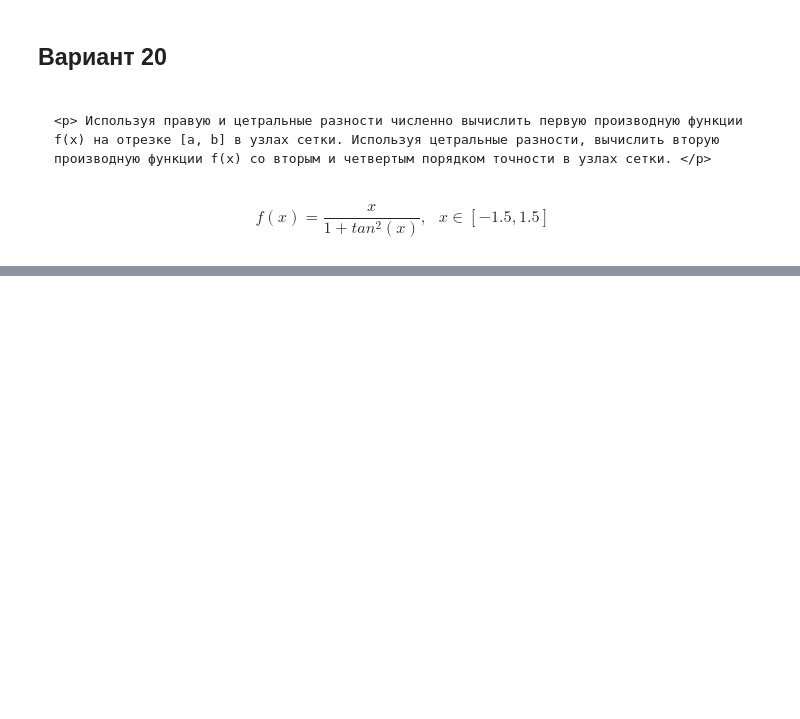
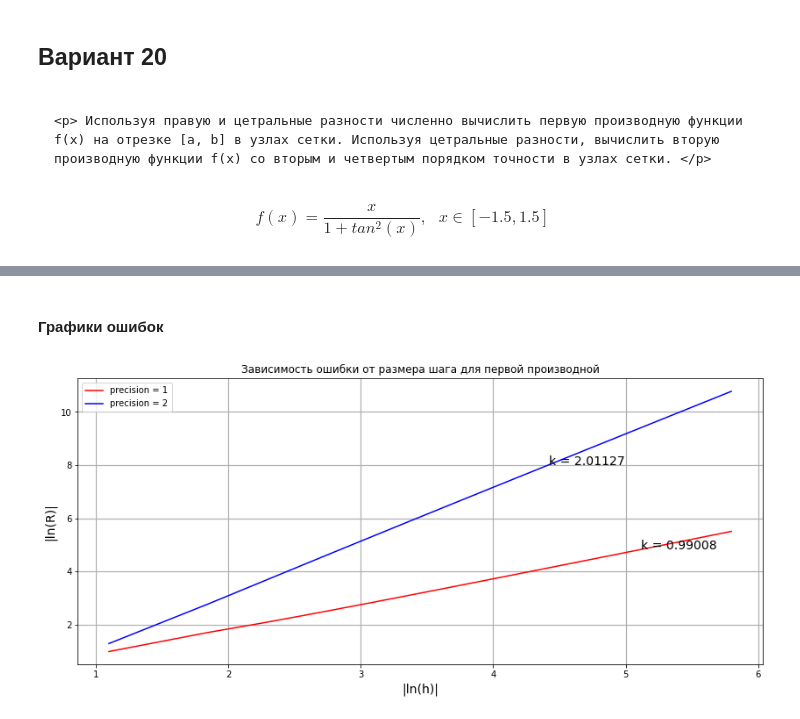
Before and after one commit to Shchetinnikov/Numerical_Methods, a Jupyter notebook: Lab2.ipynb, the cells around one changed output, grey strips where cells are left out. Drawn from its saved outputs; the diff is of its cells as text; code cells hidden in the pictures; blank space fills up the shorter version.

```diff
--- a/Lab2.ipynb
+++ b/Lab2.ipynb
@@ -347,0 +161,5 @@ x* = 1.5000, f'(x*) = -0.6805
+# %%
+# количество узлов сетки
+
+node_min_count = 10
+node_max_count = 1000
@@ -347,0 +189,14 @@ x* = 1.5000, f'(x*) = -0.6805
+# %%
+# вычисление коэффициентов ошибок
+
+m = len(h_plot) - 1
+
+ln_errors_1 = np.log(fir_der_errors['precision_1'])
+ln_errors_2 = np.log(fir_der_errors['precision_2'])
+ln_errors_3 = np.log(sec_der_errors['precision_2'])
+ln_errors_4 = np.log(sec_der_errors['precision_4'])
+
+k1 = (abs(ln_errors_1[m - 10]) - abs(ln_errors_1[10])) / (abs(np.log(h_plot)[m - 10]) - abs(np.log(h_plot)[10]))
+k2 = (abs(ln_errors_2[m - 10]) - abs(ln_errors_2[10])) / (abs(np.log(h_plot)[m - 10]) - abs(np.log(h_plot)[10]))
+k3 = (abs(ln_errors_3[m - 10]) - abs(ln_errors_3[10])) / (abs(np.log(h_plot)[m - 10]) - abs(np.log(h_plot)[10]))
+k4 = (abs(ln_errors_4[m - 10]) - abs(ln_errors_4[10])) / (abs(np.log(h_plot)[m - 10]) - abs(np.log(h_plot)[10]))
@@ -347,0 +226,29 @@ x* = 1.5000, f'(x*) = -0.6805
+# %% [markdown]
+#### Графики ошибок
+# %%
+# график зависимости ошибки от размера шага для первой производной
+
+fig, ax = plt.subplots(figsize=(14, 6))
+
+# ax.plot(np.log(h_plot), np.log(fir_der_errors['precision_1']), color="red", label='precision = 1',)
+# ax.plot(np.log(h_plot), np.log(fir_der_errors['precision_2']), color="blue", label='precision = 2',)
+
+ax.plot(abs(np.log(h_plot)), abs(ln_errors_1), color="red", label='precision = 1',)
+plt.text(abs(np.log(h_plot[round(m / 2)])), abs(ln_errors_1[round(m / 2)]), "k = {0:.5f}".format(k1), fontsize = 14)
+
+ax.plot(abs(np.log(h_plot)), abs(ln_errors_2), color="blue", label='precision = 2',)
+plt.text(abs(np.log(h_plot[round(m / 4)])), abs(ln_errors_2[round(m / 4)]), "k = {0:.5f}".format(k2), fontsize = 14)
+
+
+ax.grid(which="major", linewidth=1.2)
+ax.grid(which="minor", linestyle="--", color="gray", linewidth=0.5)
+
+ax.set_xlabel("|ln(h)|", fontsize=14)
+ax.set_ylabel("|ln(R)|", fontsize=14)
+
+plt.title("Зависимость ошибки от размера шага для первой производной")
+plt.legend()
+
+plt.show()
+# %% [output]
+[figure, added]
```
Also changed, not shown: parts of 45 cells of this notebook, 1 other file.
